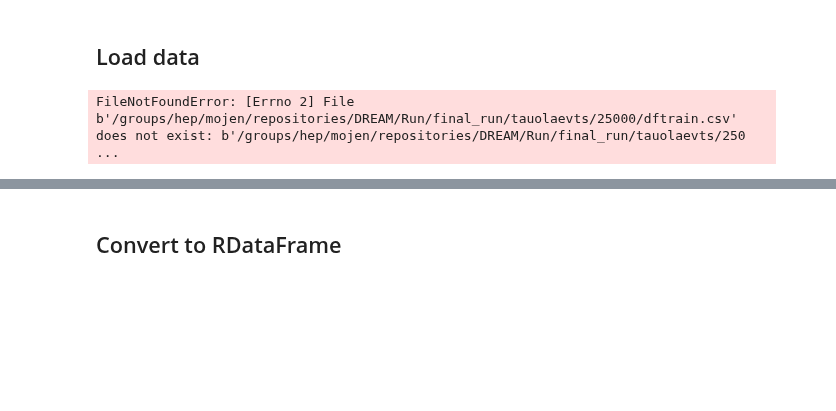
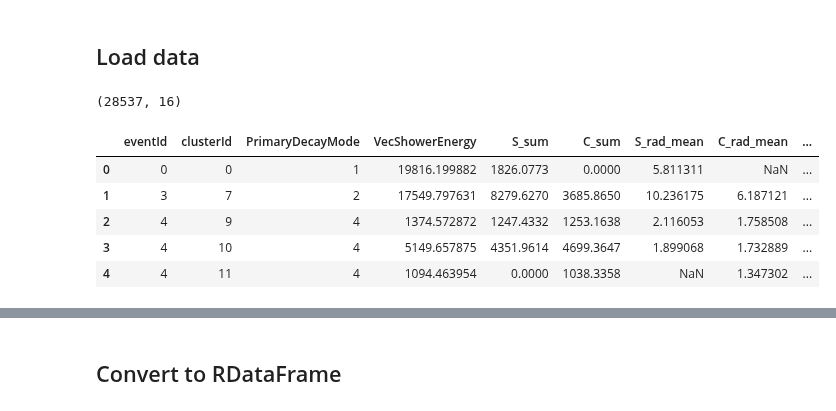
Before and after one commit to mollyhjorthjensen/DREAM, a Jupyter notebook: Analysis/plot_variables.ipynb, the cells around one changed output, grey strips where cells are left out. Cells and saved outputs as stored; diff of their text form; code cells hidden in the pictures; blank space fills up the shorter version.

```diff
--- a/Analysis/plot_variables.ipynb
+++ b/Analysis/plot_variables.ipynb
@@ -14,12 +14,18 @@ Welcome to JupyROOT 6.18/00
 # %% [markdown]
 ## Load data
 # %%
-DATA_DIR = '/groups/hep/mojen/repositories/DREAM/Run/final_run/tauolaevts/25000'
+DATA_DIR = '/groups/hep/mojen/repositories/DREAM/Run/final_run/tauolaevts/25000/wothreshold'
 df = pd.read_csv(os.path.join(DATA_DIR, 'dftrain.csv'))
 print(df.shape)
 df.head()
 # %% [output]
-FileNotFoundError: [Errno 2] File b'/groups/hep/mojen/repositories/DREAM/Run/final_run/tauolaevts/25000/dftrain.csv' does not exist: b'/groups/hep/mojen/repositories/DREAM/Run/final_run/tauolaevts/250 ...
+(28537, 16)
+|  | eventId | clusterId | PrimaryDecayMode | VecShowerEnergy | S_sum | C_sum | S_rad_mean | C_rad_mean | ... |
+| 0 | 0 | 0 | 1 | 19816.199882 | 1826.0773 | 0.0000 | 5.811311 | NaN | ... |
+| 1 | 3 | 7 | 2 | 17549.797631 | 8279.6270 | 3685.8650 | 10.236175 | 6.187121 | ... |
+| 2 | 4 | 9 | 4 | 1374.572872 | 1247.4332 | 1253.1638 | 2.116053 | 1.758508 | ... |
+| 3 | 4 | 10 | 4 | 5149.657875 | 4351.9614 | 4699.3647 | 1.899068 | 1.732889 | ... |
+| 4 | 4 | 11 | 4 | 1094.463954 | 0.0000 | 1038.3358 | NaN | 1.347302 | ... |
 # %%
 excl_columns = ['eventId', 'clusterId', 'PrimaryDecayMode', 'label'] # 'VecShowerEnergy',
 df_vars = df.drop(excl_columns, axis=1)
```
Also changed, not shown: parts of 7 cells of this notebook, 1 other file.
